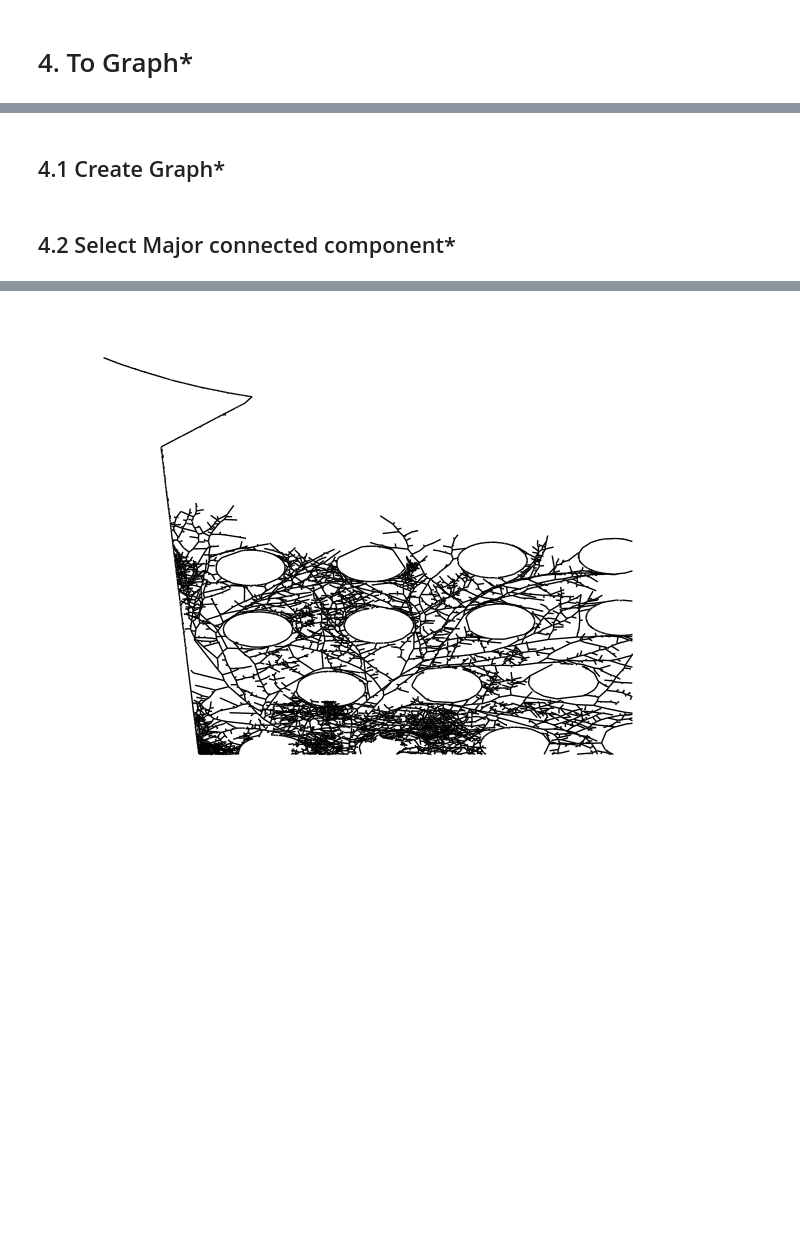
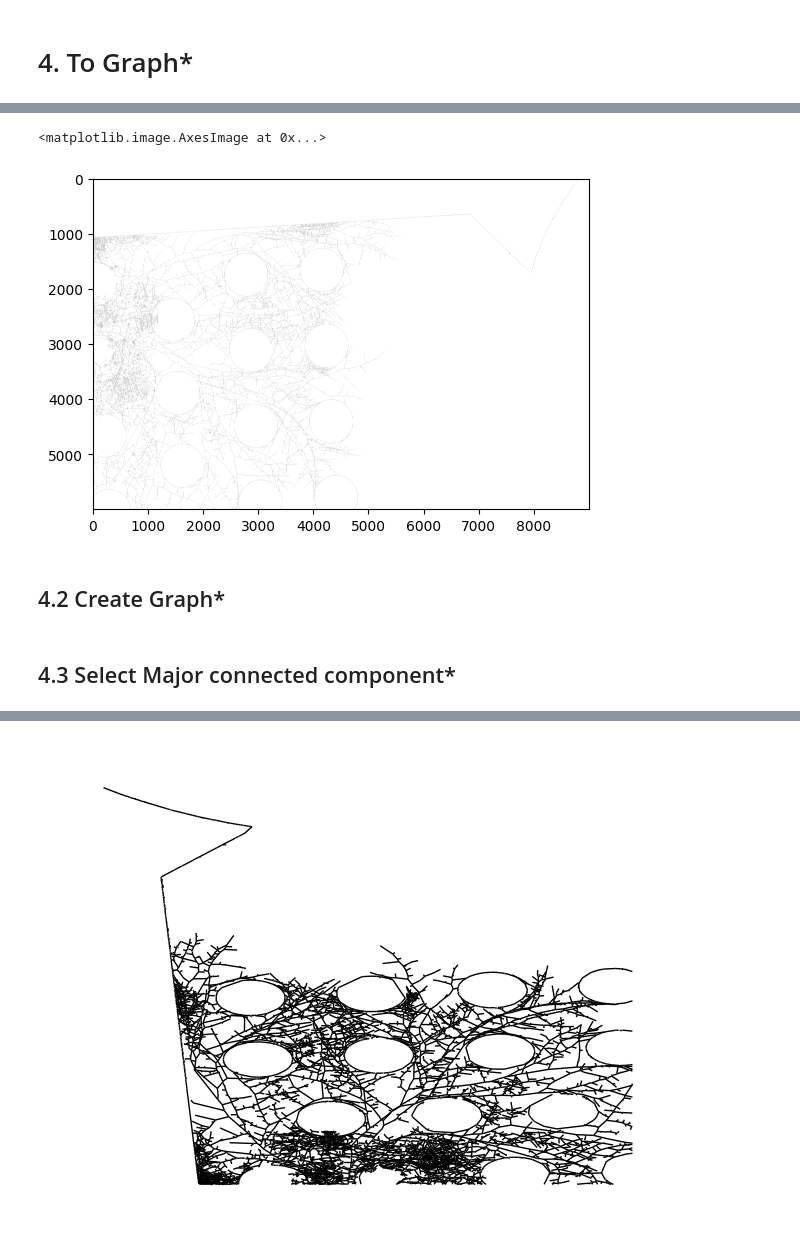
Before and after one commit to amin942001/STHype, a Jupyter notebook: examples/louis_extract_skel.ipynb, the cells around one changed output, grey strips where cells are left out. Saved outputs shown, nothing was run; the diff lists cells and outputs as text; code cells hidden in the pictures; blank space fills up the shorter version.

```diff
--- a/examples/louis_extract_skel.ipynb
+++ b/examples/louis_extract_skel.ipynb
@@ -305,3 +317,29 @@ frangi_pil.save("/home/ipausers/hamzaoui/Documents/Data/Louis_Segmentation/hat_o
+# %%
+def remove_component(dilated, min_size=4000):
+    nb_components, output, stats, centroids = cv.connectedComponentsWithStats(
+        dilated.astype(np.uint8), connectivity=8
+    )
+    # connectedComponentswithStats yields every seperated component with information on each of them, such as size
+    # the following part is just taking out the background which is also considered a component, but most of the time we don't want that.
+    sizes = stats[1:, -1]
+    nb_components = nb_components - 1
+
+    # minimum size of particles we want to keep (number of pixels)
+    # here, it's a fixed value, but you can set it as you want, eg the mean of the sizes or whatever
+
+    # your answer image
+    img_f = np.zeros((dilated.shape))
+    # for every component in the image, you keep it only if it's above min_size
+    for i in range(0, nb_components):
+        if sizes[i] >= min_size:
+            img_f[output == i + 1] = 1
+    return np.array(255 * img_f, dtype=np.uint8)
+# %%
+skeleton_clean = np.where(remove_component(255*(skeleton.astype(np.uint8))) < 122, 0, 1)
+plt.imshow(1-skeleton_clean, cmap=cmap)
+# %% [output]
+<matplotlib.image.AxesImage at 0x...>
+[figure, added]
 # %% [markdown]
-## 4.1 Create Graph*
+## 4.2 Create Graph*
 # %%
@@ -309,3 +347,3 @@ skeleton_dok = dok_matrix(skeleton)
 graph, pos = generate_nx_graph(from_sparse_to_graph(skeleton_dok))
 # %% [markdown]
-## 4.2 Select Major connected component*
+## 4.3 Select Major connected component*
```
Also changed, not shown: parts of 11 cells of this notebook, 1 other file.
